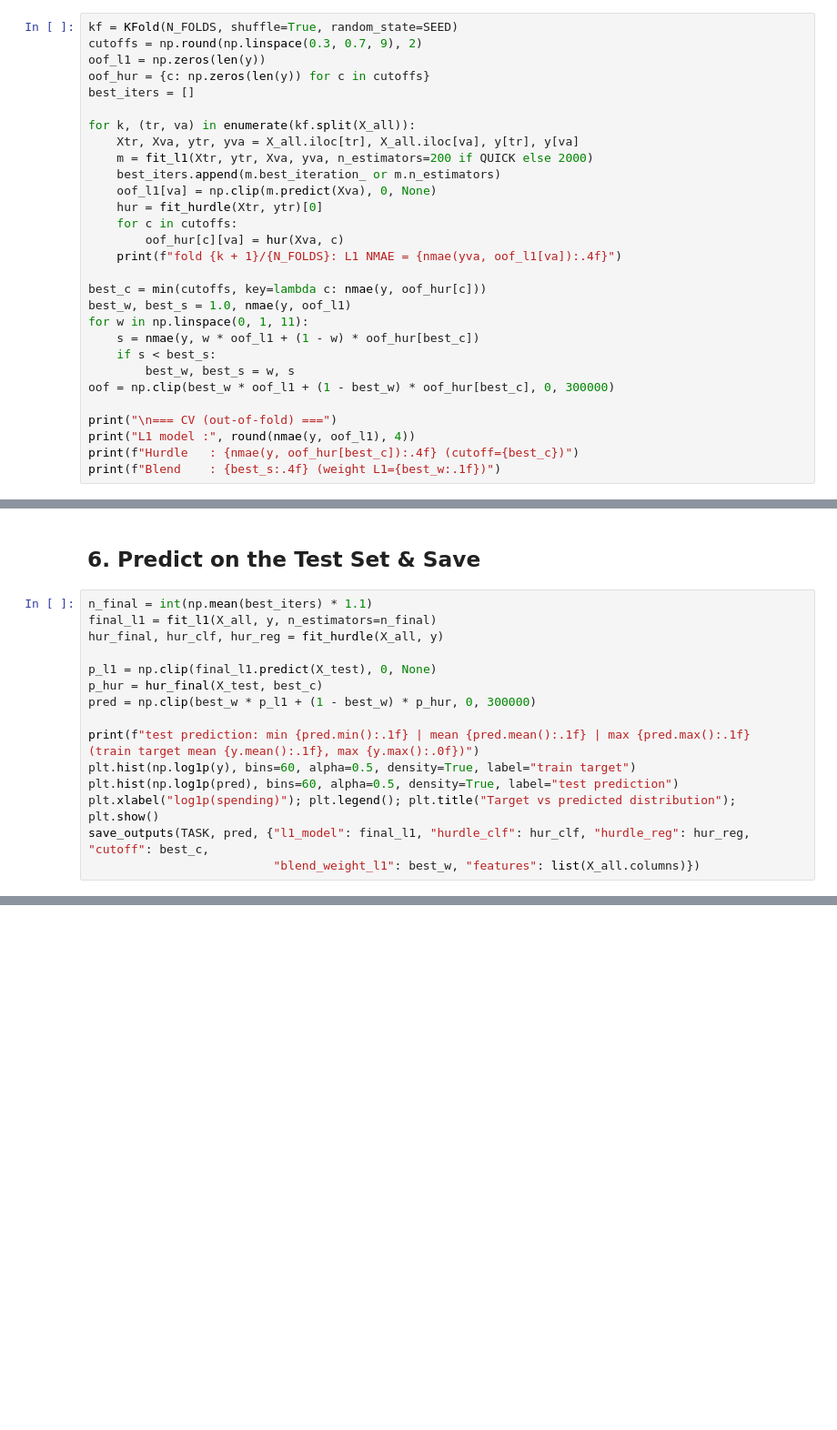
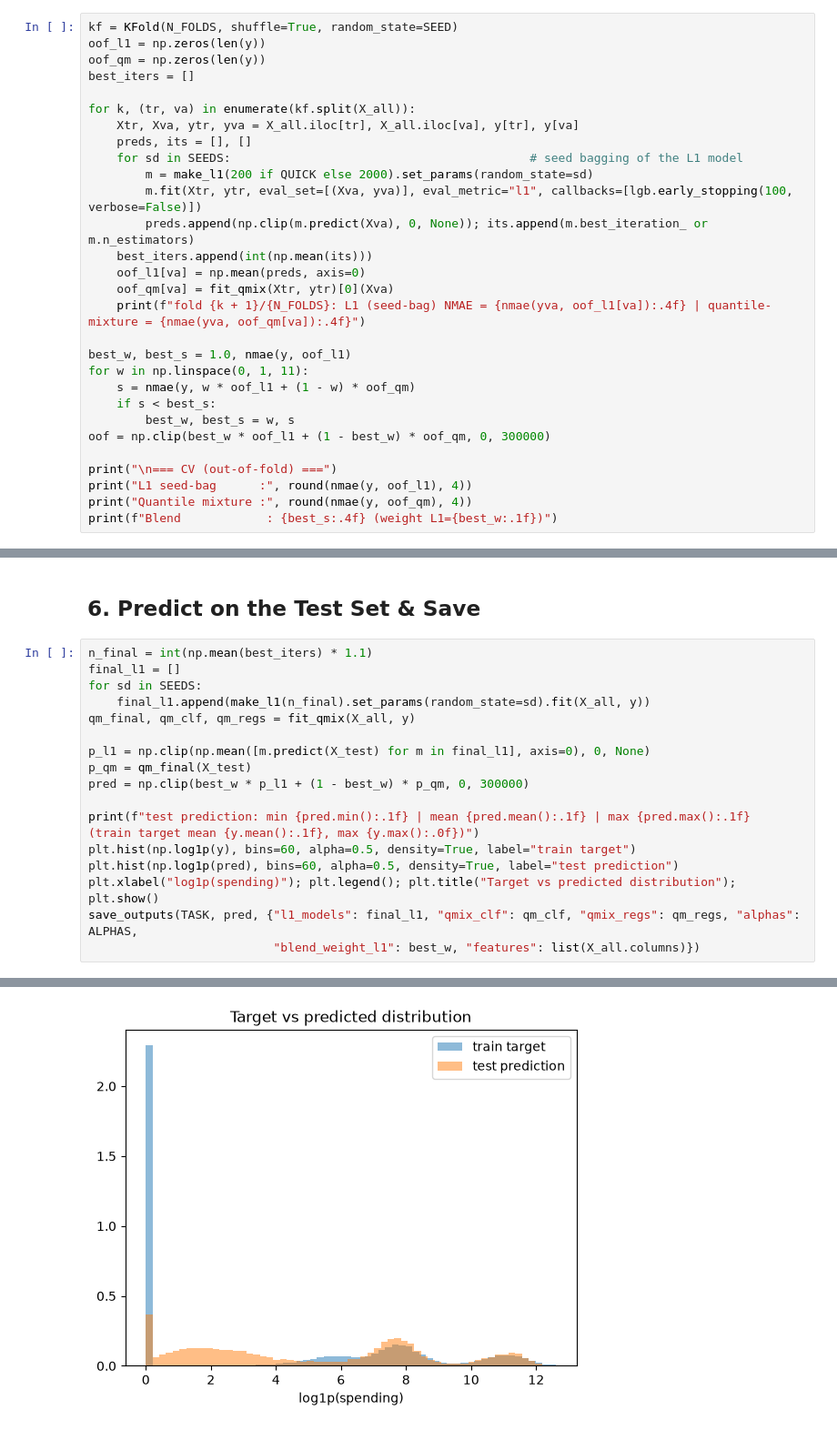
Before and after one commit to supxrpoxm/CPE342-Hackathon, a Jupyter notebook: task3/task3.ipynb, the cells around one changed output, grey strips where cells are left out. Shown at 91% size. Saved outputs shown, nothing was run; the diff lists cells and outputs as text; blank space fills up the shorter version.

Commit message:
task3: seed-bagged L1 LightGBM + quantile-mixture blend (replaces hurdle model)

```diff
--- a/task3/task3.ipynb
+++ b/task3/task3.ipynb
@@ -146,29 +199,29 @@ The hurdle cut-off and the blend weight are chosen on the out-of-fold prediction
 # %%
 kf = KFold(N_FOLDS, shuffle=True, random_state=SEED)
-cutoffs = np.round(np.linspace(0.3, 0.7, 9), 2)
 oof_l1 = np.zeros(len(y))
-oof_hur = {c: np.zeros(len(y)) for c in cutoffs}
+oof_qm = np.zeros(len(y))
 best_iters = []
 
 for k, (tr, va) in enumerate(kf.split(X_all)):
     Xtr, Xva, ytr, yva = X_all.iloc[tr], X_all.iloc[va], y[tr], y[va]
-    m = fit_l1(Xtr, ytr, Xva, yva, n_estimators=200 if QUICK else 2000)
-    best_iters.append(m.best_iteration_ or m.n_estimators)
-    oof_l1[va] = np.clip(m.predict(Xva), 0, None)
-    hur = fit_hurdle(Xtr, ytr)[0]
-    for c in cutoffs:
-        oof_hur[c][va] = hur(Xva, c)
-    print(f"fold {k + 1}/{N_FOLDS}: L1 NMAE = {nmae(yva, oof_l1[va]):.4f}")
+    preds, its = [], []
+    for sd in SEEDS:                                          # seed bagging of the L1 model
+        m = make_l1(200 if QUICK else 2000).set_params(random_state=sd)
+        m.fit(Xtr, ytr, eval_set=[(Xva, yva)], eval_metric="l1", callbacks=[lgb.early_stopping(100, verbose=False)])
+        preds.append(np.clip(m.predict(Xva), 0, None)); its.append(m.best_iteration_ or m.n_estimators)
+    best_iters.append(int(np.mean(its)))
+    oof_l1[va] = np.mean(preds, axis=0)
+    oof_qm[va] = fit_qmix(Xtr, ytr)[0](Xva)
+    print(f"fold {k + 1}/{N_FOLDS}: L1 (seed-bag) NMAE = {nmae(yva, oof_l1[va]):.4f} | quantile-mixture = {nmae(yva, oof_qm[va]):.4f}")
 
-best_c = min(cutoffs, key=lambda c: nmae(y, oof_hur[c]))
 best_w, best_s = 1.0, nmae(y, oof_l1)
 for w in np.linspace(0, 1, 11):
-    s = nmae(y, w * oof_l1 + (1 - w) * oof_hur[best_c])
+    s = nmae(y, w * oof_l1 + (1 - w) * oof_qm)
     if s < best_s:
         best_w, best_s = w, s
-oof = np.clip(best_w * oof_l1 + (1 - best_w) * oof_hur[best_c], 0, 300000)
+oof = np.clip(best_w * oof_l1 + (1 - best_w) * oof_qm, 0, 300000)
 
 print("\n=== CV (out-of-fold) ===")
-print("L1 model :", round(nmae(y, oof_l1), 4))
-print(f"Hurdle   : {nmae(y, oof_hur[best_c]):.4f} (cutoff={best_c})")
-print(f"Blend    : {best_s:.4f} (weight L1={best_w:.1f})")
+print("L1 seed-bag      :", round(nmae(y, oof_l1), 4))
+print("Quantile mixture :", round(nmae(y, oof_qm), 4))
+print(f"Blend            : {best_s:.4f} (weight L1={best_w:.1f})")
@@ -191,16 +264,19 @@ plt.show()
 ## 6. Predict on the Test Set & Save
 # %%
 n_final = int(np.mean(best_iters) * 1.1)
-final_l1 = fit_l1(X_all, y, n_estimators=n_final)
-hur_final, hur_clf, hur_reg = fit_hurdle(X_all, y)
+final_l1 = []
+for sd in SEEDS:
+    final_l1.append(make_l1(n_final).set_params(random_state=sd).fit(X_all, y))
+qm_final, qm_clf, qm_regs = fit_qmix(X_all, y)
 
-p_l1 = np.clip(final_l1.predict(X_test), 0, None)
-p_hur = hur_final(X_test, best_c)
-pred = np.clip(best_w * p_l1 + (1 - best_w) * p_hur, 0, 300000)
+p_l1 = np.clip(np.mean([m.predict(X_test) for m in final_l1], axis=0), 0, None)
+p_qm = qm_final(X_test)
+pred = np.clip(best_w * p_l1 + (1 - best_w) * p_qm, 0, 300000)
 
 print(f"test prediction: min {pred.min():.1f} | mean {pred.mean():.1f} | max {pred.max():.1f}   (train target mean {y.mean():.1f}, max {y.max():.0f})")
 plt.hist(np.log1p(y), bins=60, alpha=0.5, density=True, label="train target")
 plt.hist(np.log1p(pred), bins=60, alpha=0.5, density=True, label="test prediction")
 plt.xlabel("log1p(spending)"); plt.legend(); plt.title("Target vs predicted distribution"); plt.show()
-save_outputs(TASK, pred, {"l1_model": final_l1, "hurdle_clf": hur_clf, "hurdle_reg": hur_reg, "cutoff": best_c,
+save_outputs(TASK, pred, {"l1_models": final_l1, "qmix_clf": qm_clf, "qmix_regs": qm_regs, "alphas": ALPHAS,
                           "blend_weight_l1": best_w, "features": list(X_all.columns)})
+# %% [output]
@@ -206,0 +284 @@ save_outputs(TASK, pred, {"l1_model": final_l1, "hurdle_clf": hur_clf, "hurdle_r
+[figure, added]
```
Also changed, not shown: parts of 14 cells of this notebook.
